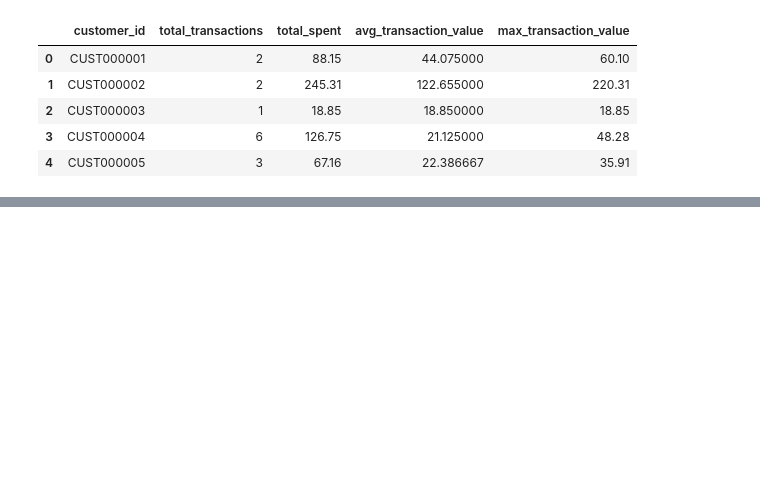
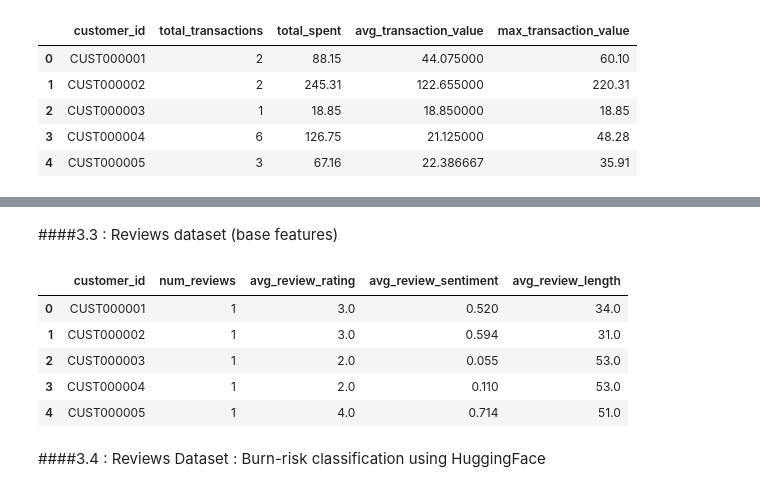
Before and after one commit to muinul-official/Data-Mining-G13, a Jupyter notebook: EDA_&_Feature_Engineering.ipynb, the cells around one changed output, grey strips where cells are left out. Cells and saved outputs as stored; diff of their text form; code cells hidden in the pictures; blank space fills up the shorter version.

```diff
--- a/EDA_&_Feature_Engineering.ipynb
+++ b/EDA_&_Feature_Engineering.ipynb
@@ -186,0 +206,21 @@ transaction_features.head()
+# %% [markdown]
+####3.3 : Reviews dataset (base features)
+# %%
+#create num_reviews,avg_review_rating,avg_review_sentiment,avg_review_length
+review_features = reviews.groupby('customer_id').agg(
+    num_reviews=('review_rating', 'count'),
+    avg_review_rating=('review_rating', 'mean'),
+    avg_review_sentiment=('review_sentiment_score', 'mean'),
+    avg_review_length=('review_length', 'mean')
+).reset_index()
+
+review_features.head()
+# %% [output]
+|  | customer_id | num_reviews | avg_review_rating | avg_review_sentiment | avg_review_length |
+| 0 | CUST000001 | 1 | 3.0 | 0.520 | 34.0 |
+| 1 | CUST000002 | 1 | 3.0 | 0.594 | 31.0 |
+| 2 | CUST000003 | 1 | 2.0 | 0.055 | 53.0 |
+| 3 | CUST000004 | 1 | 2.0 | 0.110 | 53.0 |
+| 4 | CUST000005 | 1 | 4.0 | 0.714 | 51.0 |
+# %% [markdown]
+####3.4 : Reviews Dataset : Burn-risk classification using HuggingFace
```
Also changed, not shown: parts of 10 cells of this notebook.
